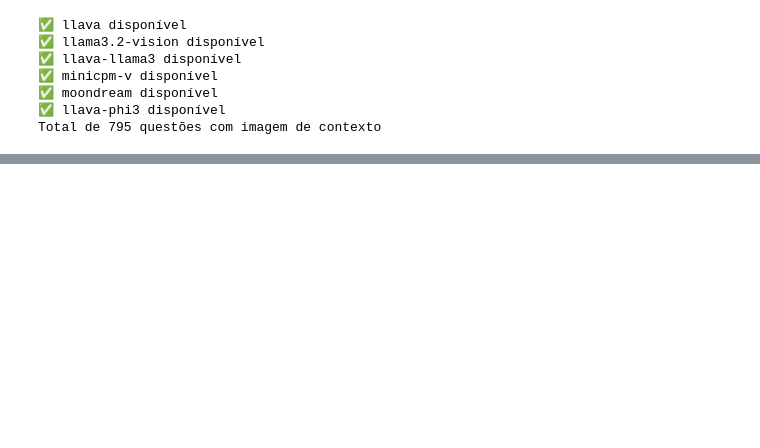
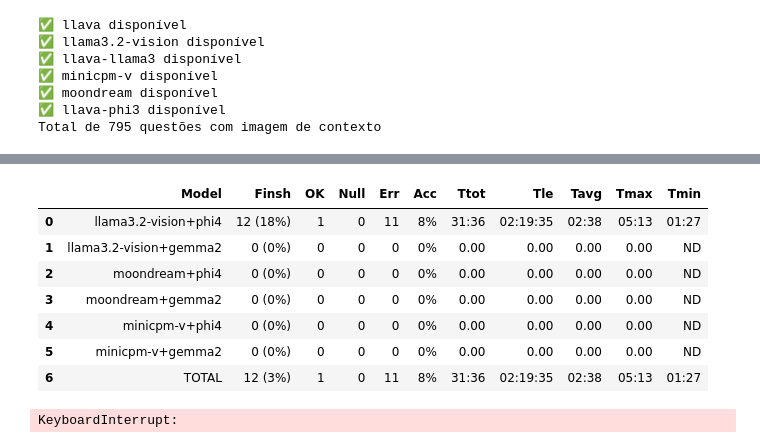
Before and after one commit to rubdelima/estuda-ia, a Jupyter notebook: 01-Predict.ipynb, the cells around one changed output, grey strips where cells are left out. Cells and saved outputs as stored; diff of their text form; code cells hidden in the pictures; blank space fills up the shorter version.

```diff
--- a/01-Predict.ipynb
+++ b/01-Predict.ipynb
@@ -144,0 +196,25 @@ test_table("./predict_data/answ-multi.json",len(answer_questions))
+# %%
+# Questoes com imagem no contexto e nas alternativas (Multi Modelos)
+from ollama_help.runner import test_ollama_multi_models
+
+full_image_questions = list(filter(lambda x :x['type'] == 'full-image', questoes))
+
+
+test_ollama_multi_models(
+    text_models = ['phi4', 'gemma2'],
+    vision_models= ["llama3.2-vision", "moondream", "minicpm-v"],
+    questions=full_image_questions,
+    predict_file="./predict_data/full-multi.json"
+)
+
+test_table("./predict_data/full-multi.json",len(full_image_questions))
+# %% [output]
+|  | Model | Finsh | OK | Null | Err | Acc | Ttot | Tle | Tavg | Tmax | Tmin |
+| 0 | llama3.2-vision+phi4 | 12 (18%) | 1 | 0 | 11 | 8% | 31:36 | 02:19:35 | 02:38 | 05:13 | 01:27 |
+| 1 | llama3.2-vision+gemma2 | 0 (0%) | 0 | 0 | 0 | 0% | 0.00 | 0.00 | 0.00 | 0.00 | ND |
+| 2 | moondream+phi4 | 0 (0%) | 0 | 0 | 0 | 0% | 0.00 | 0.00 | 0.00 | 0.00 | ND |
+| 3 | moondream+gemma2 | 0 (0%) | 0 | 0 | 0 | 0% | 0.00 | 0.00 | 0.00 | 0.00 | ND |
+| 4 | minicpm-v+phi4 | 0 (0%) | 0 | 0 | 0 | 0% | 0.00 | 0.00 | 0.00 | 0.00 | ND |
+| 5 | minicpm-v+gemma2 | 0 (0%) | 0 | 0 | 0 | 0% | 0.00 | 0.00 | 0.00 | 0.00 | ND |
+| 6 | TOTAL | 12 (3%) | 1 | 0 | 11 | 8% | 31:36 | 02:19:35 | 02:38 | 05:13 | 01:27 |
+KeyboardInterrupt:
```
Also changed, not shown: parts of 5 cells of this notebook, 12 other files.
